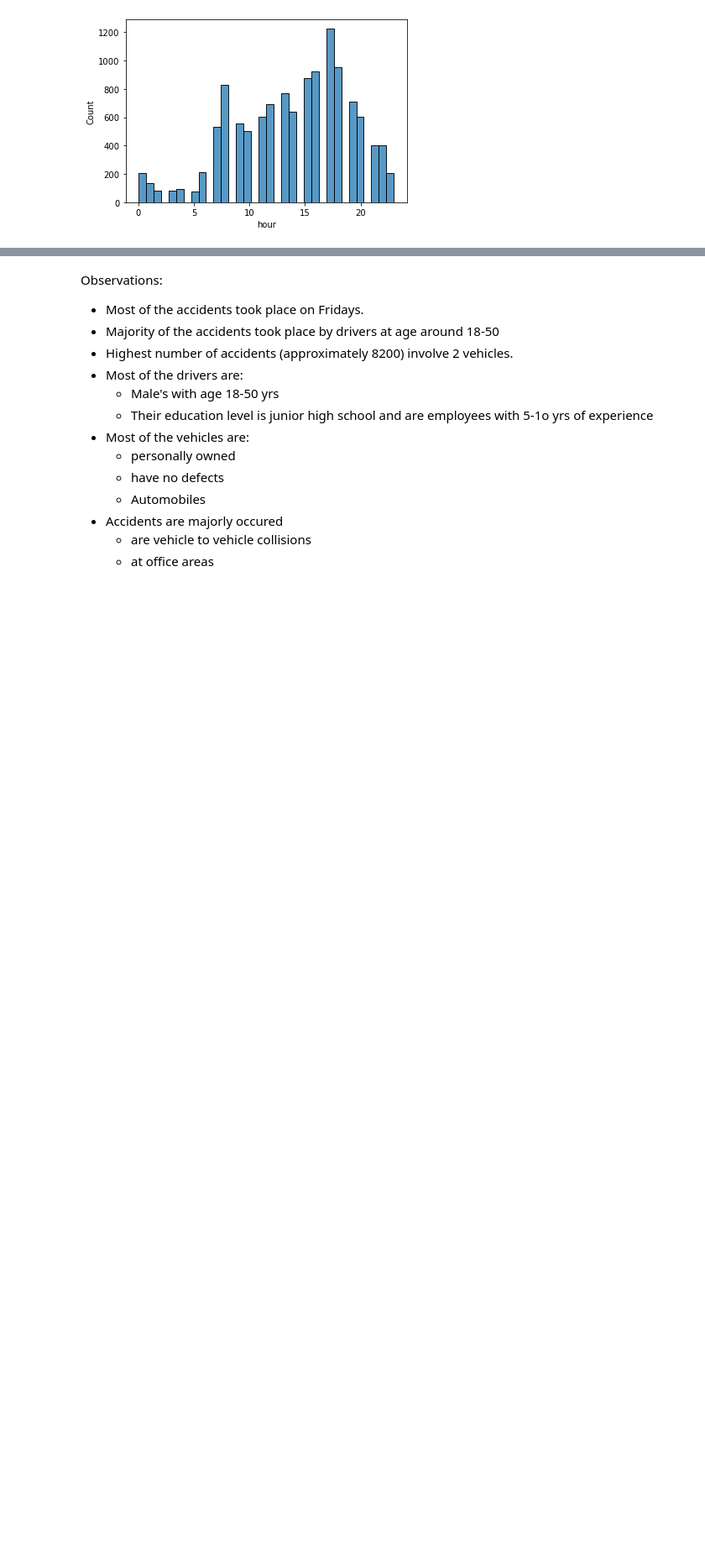
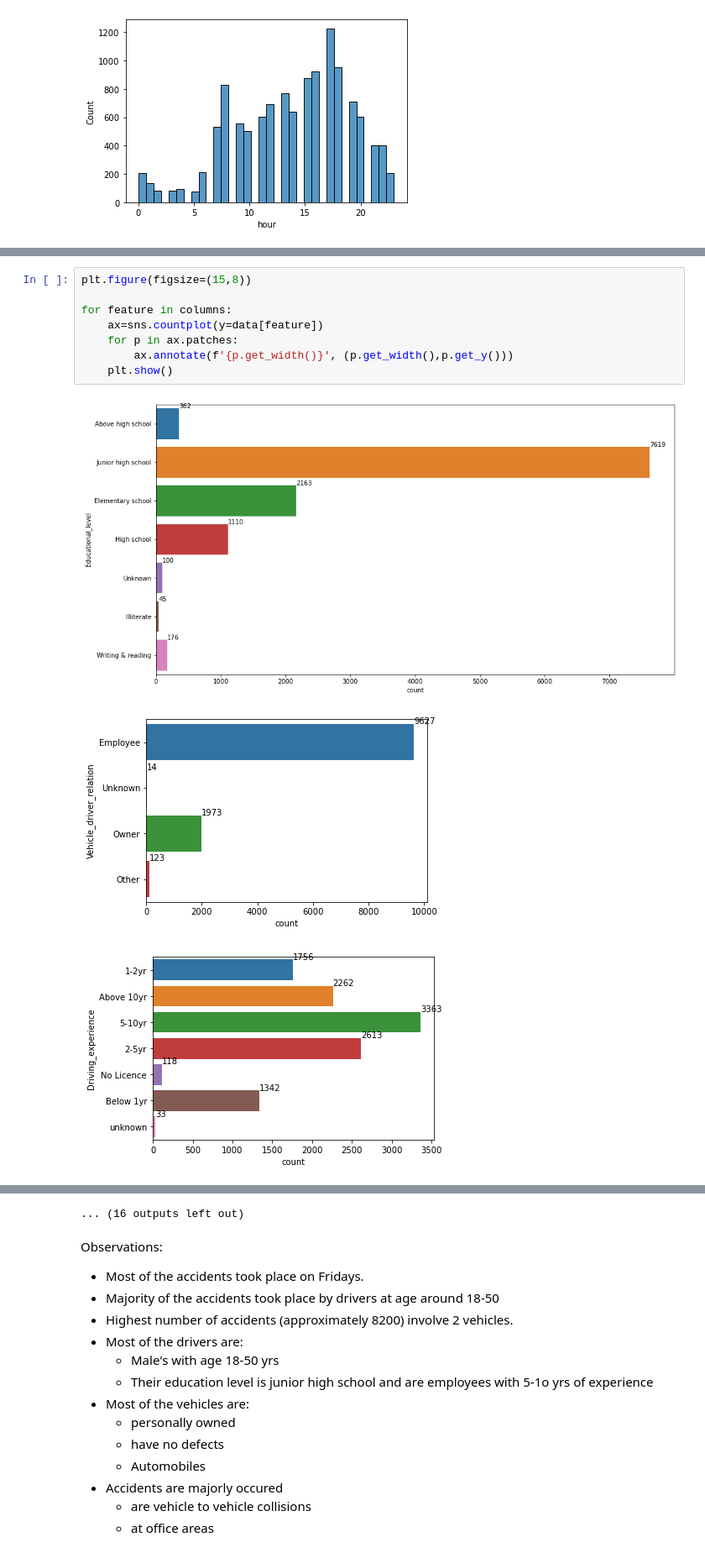
Before and after one commit to LahariBoni/RTA---Road-Accident-Severity, a Jupyter notebook: RTA_Dataset.ipynb, the cells around one changed output, grey strips where cells are left out. Shown at 84% size. Drawn from its saved outputs; the diff is of its cells as text; blank space fills up the shorter version.

```diff
--- a/RTA_Dataset.ipynb
+++ b/RTA_Dataset.ipynb
@@ -400,0 +398,12 @@ plt.yticks([0,2,4,6,8,10,12,14,16,18,20,22,24])
+# %%
+plt.figure(figsize=(15,8))
+
+for feature in columns:
+    ax=sns.countplot(y=data[feature])
+    for p in ax.patches:
+        ax.annotate(f'{p.get_width()}', (p.get_width(),p.get_y()))
+    plt.show()
+# %% [output]
+[figure, added]
+[figure, added]
+[figure, added]
@@ -401,3 +419,4 @@ plt.yticks([0,2,4,6,8,10,12,14,16,18,20,22,24])
+... (16 outputs left out)
 # %% [markdown]
 Observations:
 * Most of the accidents took place on Fridays.
```
Also changed, not shown: parts of 10 cells of this notebook.
